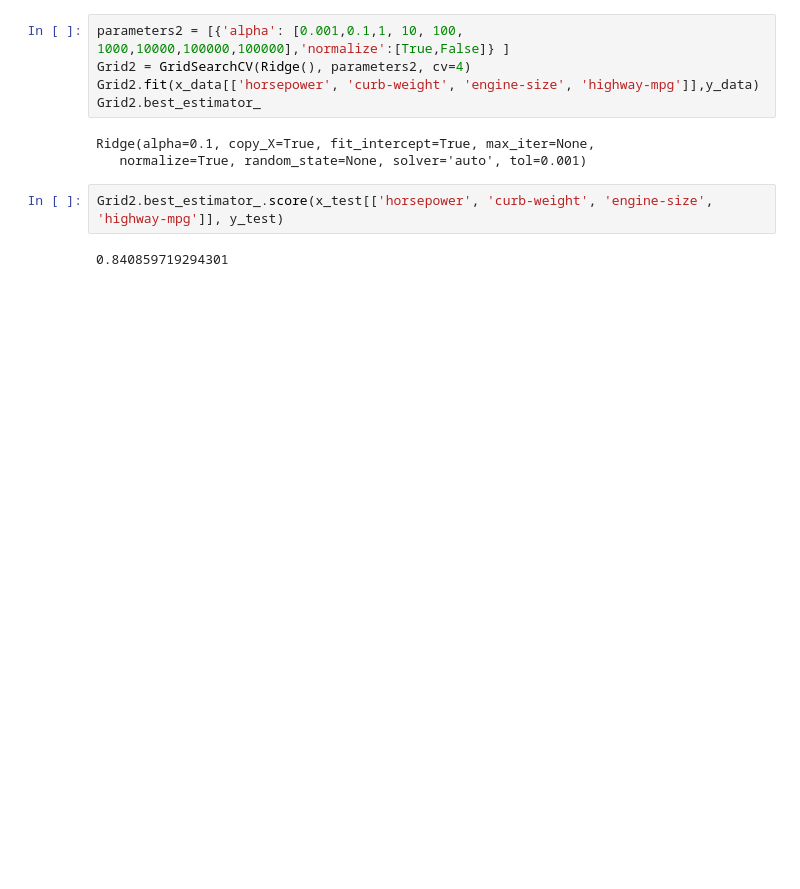
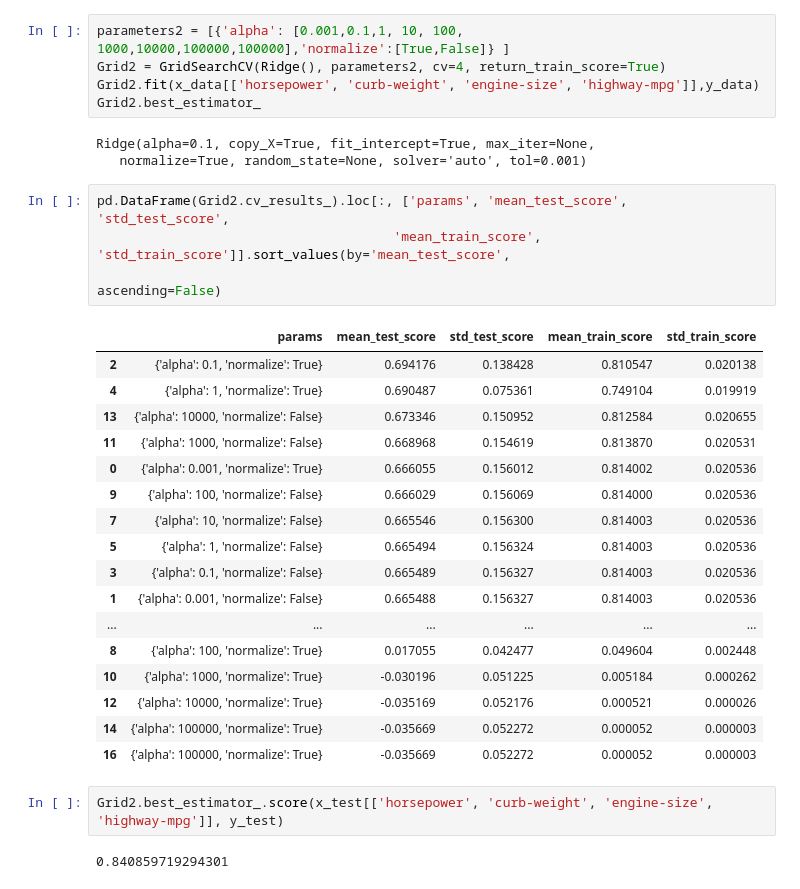
Before and after one commit to lordsoffallen/data-science, a Jupyter notebook: Data Analysis/Model Development and Evaluation with Python.ipynb, the cells around one changed output. Cells and saved outputs as stored; diff of their text form; blank space fills up the shorter version.

```diff
--- a/Data Analysis/Model Development and Evaluation with Python.ipynb
+++ b/Data Analysis/Model Development and Evaluation with Python.ipynb
@@ -1075,12 +1084,34 @@ BestRR.score(x_test[['horsepower', 'curb-weight', 'engine-size', 'highway-mpg']]
 We can also add more parameters to GridSearch as this will try all combinations of different parameters and return the best result for us
 # %%
 parameters2 = [{'alpha': [0.001,0.1,1, 10, 100, 1000,10000,100000,100000],'normalize':[True,False]} ]
-Grid2 = GridSearchCV(Ridge(), parameters2, cv=4)
+Grid2 = GridSearchCV(Ridge(), parameters2, cv=4, return_train_score=True)
 Grid2.fit(x_data[['horsepower', 'curb-weight', 'engine-size', 'highway-mpg']],y_data)
 Grid2.best_estimator_
 # %% [output]
 Ridge(alpha=0.1, copy_X=True, fit_intercept=True, max_iter=None,
    normalize=True, random_state=None, solver='auto', tol=0.001)
+# %%
+pd.DataFrame(Grid2.cv_results_).loc[:, ['params', 'mean_test_score', 'std_test_score',
+                                      'mean_train_score', 'std_train_score']].sort_values(by='mean_test_score',
+                                                                                         ascending=False)
+# %% [output]
+|  | params | mean_test_score | std_test_score | mean_train_score | std_train_score |
+| 2 | {'alpha': 0.1, 'normalize': True} | 0.694176 | 0.138428 | 0.810547 | 0.020138 |
+| 4 | {'alpha': 1, 'normalize': True} | 0.690487 | 0.075361 | 0.749104 | 0.019919 |
+| 13 | {'alpha': 10000, 'normalize': False} | 0.673346 | 0.150952 | 0.812584 | 0.020655 |
+| 11 | {'alpha': 1000, 'normalize': False} | 0.668968 | 0.154619 | 0.813870 | 0.020531 |
+| 0 | {'alpha': 0.001, 'normalize': True} | 0.666055 | 0.156012 | 0.814002 | 0.020536 |
+| 9 | {'alpha': 100, 'normalize': False} | 0.666029 | 0.156069 | 0.814000 | 0.020536 |
+| 7 | {'alpha': 10, 'normalize': False} | 0.665546 | 0.156300 | 0.814003 | 0.020536 |
+| 5 | {'alpha': 1, 'normalize': False} | 0.665494 | 0.156324 | 0.814003 | 0.020536 |
+| 3 | {'alpha': 0.1, 'normalize': False} | 0.665489 | 0.156327 | 0.814003 | 0.020536 |
+| 1 | {'alpha': 0.001, 'normalize': False} | 0.665488 | 0.156327 | 0.814003 | 0.020536 |
+| ... | ... | ... | ... | ... | ... |
+| 8 | {'alpha': 100, 'normalize': True} | 0.017055 | 0.042477 | 0.049604 | 0.002448 |
+| 10 | {'alpha': 1000, 'normalize': True} | -0.030196 | 0.051225 | 0.005184 | 0.000262 |
+| 12 | {'alpha': 10000, 'normalize': True} | -0.035169 | 0.052176 | 0.000521 | 0.000026 |
+| 14 | {'alpha': 100000, 'normalize': True} | -0.035669 | 0.052272 | 0.000052 | 0.000003 |
+| 16 | {'alpha': 100000, 'normalize': True} | -0.035669 | 0.052272 | 0.000052 | 0.000003 |
 # %%
 Grid2.best_estimator_.score(x_test[['horsepower', 'curb-weight', 'engine-size', 'highway-mpg']], y_test)
 # %% [output]
```
Also changed, not shown: parts of 3 cells of this notebook, 1 other file.
